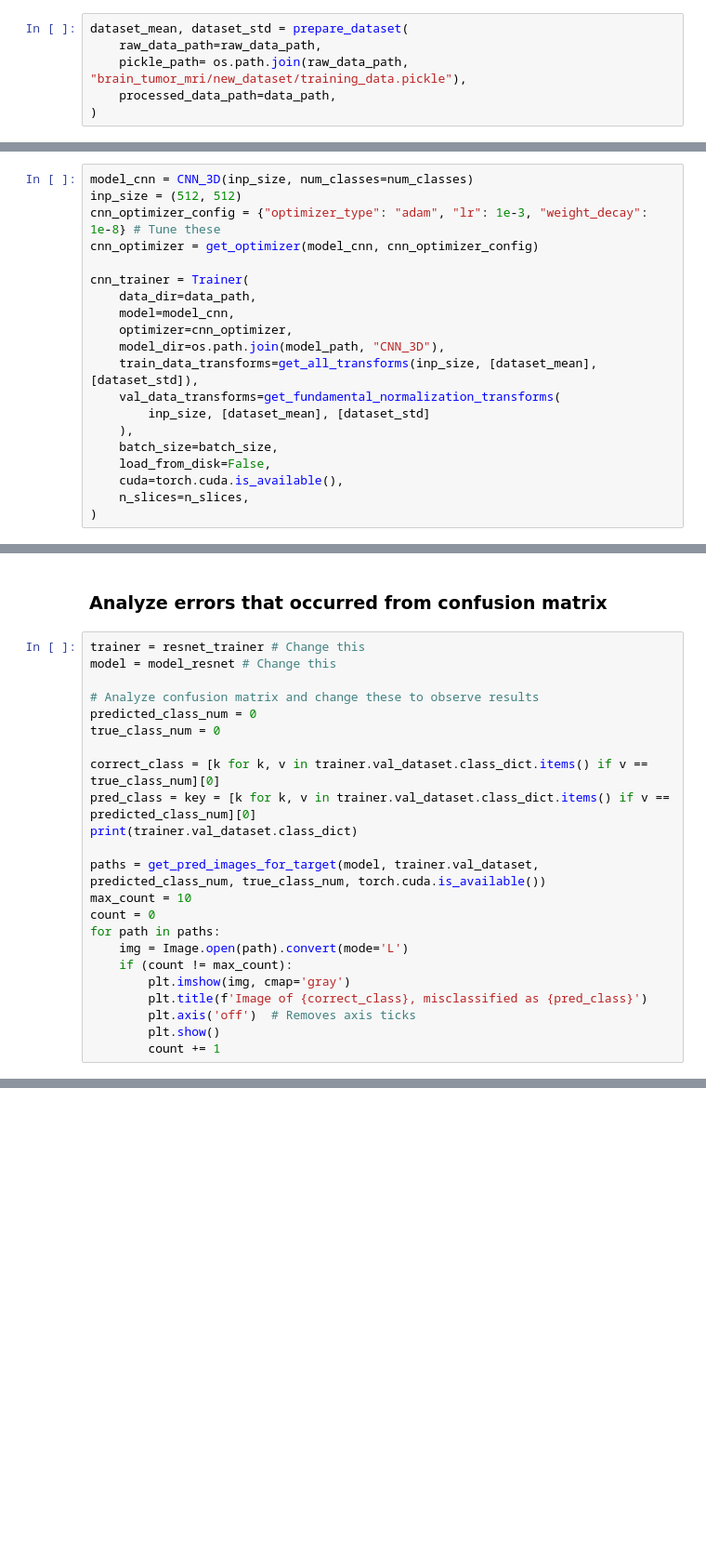
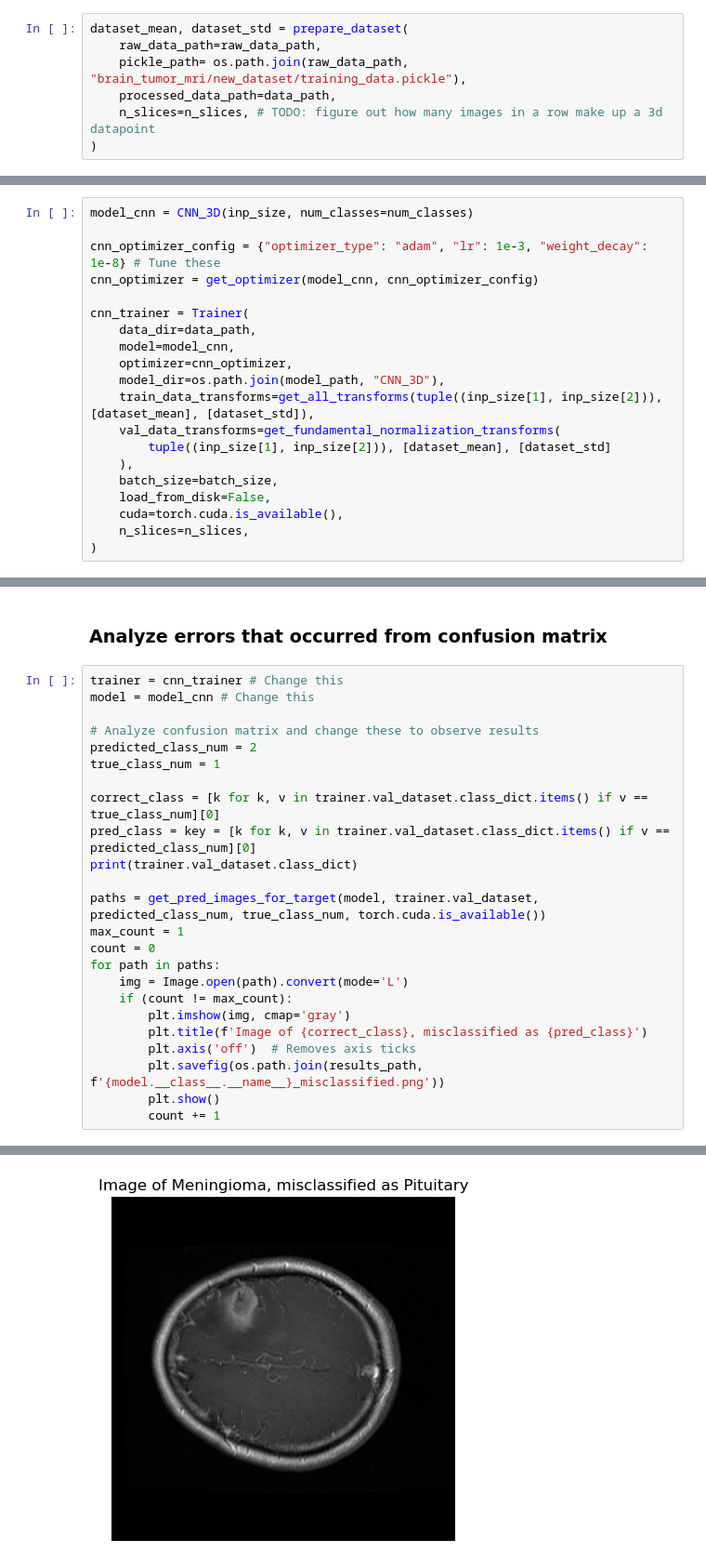
Before and after one commit to willakins/TumorTrace, a Jupyter notebook: notebooks/main.ipynb, the cells around one changed output, grey strips where cells are left out. Shown at 93% size. Saved outputs shown, nothing was run; the diff lists cells and outputs as text; blank space fills up the shorter version.

Commit message:
Updated readme, tested to make sure all models work correctly. Just need to tune them

```diff
--- a/notebooks/main.ipynb
+++ b/notebooks/main.ipynb
@@ -67,6 +68,7 @@ dataset_mean, dataset_std = prepare_dataset(
     raw_data_path=raw_data_path,
     pickle_path= os.path.join(raw_data_path, "brain_tumor_mri/new_dataset/training_data.pickle"),
     processed_data_path=data_path,
+    n_slices=n_slices, # TODO: figure out how many images in a row make up a 3d datapoint
 )
 # %% [output]
 [Info] Kaggle API token found.
@@ -81,6 +82,6 @@ inp_size = (n_slices, 512, 512)
 # %%
 model_cnn = CNN_3D(inp_size, num_classes=num_classes)
-inp_size = (512, 512)
+
 cnn_optimizer_config = {"optimizer_type": "adam", "lr": 1e-3, "weight_decay": 1e-8} # Tune these
 cnn_optimizer = get_optimizer(model_cnn, cnn_optimizer_config)
 
@@ -89,9 +90,9 @@ cnn_trainer = Trainer(
     model=model_cnn,
     optimizer=cnn_optimizer,
     model_dir=os.path.join(model_path, "CNN_3D"),
-    train_data_transforms=get_all_transforms(inp_size, [dataset_mean], [dataset_std]),
+    train_data_transforms=get_all_transforms(tuple((inp_size[1], inp_size[2])), [dataset_mean], [dataset_std]),
     val_data_transforms=get_fundamental_normalization_transforms(
-        inp_size, [dataset_mean], [dataset_std]
+        tuple((inp_size[1], inp_size[2])), [dataset_mean], [dataset_std]
     ),
     batch_size=batch_size,
     load_from_disk=False,
@@ -252,19 +347,19 @@ generate_and_plot_confusion_matrix(model_inception, inception_trainer.val_datase
 # %% [markdown]
 ### Analyze errors that occurred from confusion matrix
 # %%
-trainer = resnet_trainer # Change this
-model = model_resnet # Change this
+trainer = cnn_trainer # Change this
+model = model_cnn # Change this
 
 # Analyze confusion matrix and change these to observe results
-predicted_class_num = 0
-true_class_num = 0
+predicted_class_num = 2
+true_class_num = 1
 
 correct_class = [k for k, v in trainer.val_dataset.class_dict.items() if v == true_class_num][0]
 pred_class = key = [k for k, v in trainer.val_dataset.class_dict.items() if v == predicted_class_num][0]
 print(trainer.val_dataset.class_dict)
 
 paths = get_pred_images_for_target(model, trainer.val_dataset, predicted_class_num, true_class_num, torch.cuda.is_available())
-max_count = 10
+max_count = 1
 count = 0
 for path in paths:
     img = Image.open(path).convert(mode='L')
@@ -272,5 +367,7 @@ for path in paths:
         plt.imshow(img, cmap='gray')
         plt.title(f'Image of {correct_class}, misclassified as {pred_class}')
         plt.axis('off')  # Removes axis ticks
+        plt.savefig(os.path.join(results_path, f'{model.__class__.__name__}_misclassified.png'))
         plt.show()
         count += 1
+# %% [output]
@@ -276,0 +375 @@ for path in paths:
+[figure, added]
```
Also changed, not shown: parts of 23 cells of this notebook, 20 other files.
